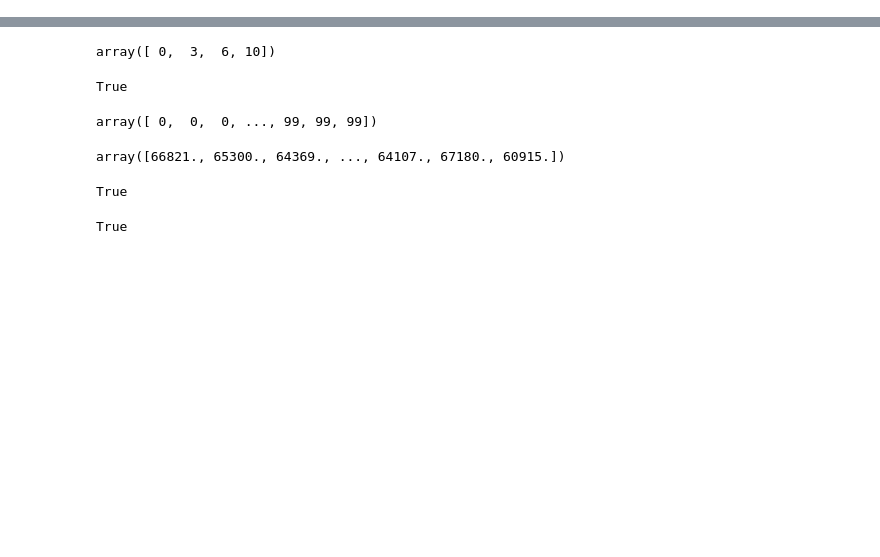
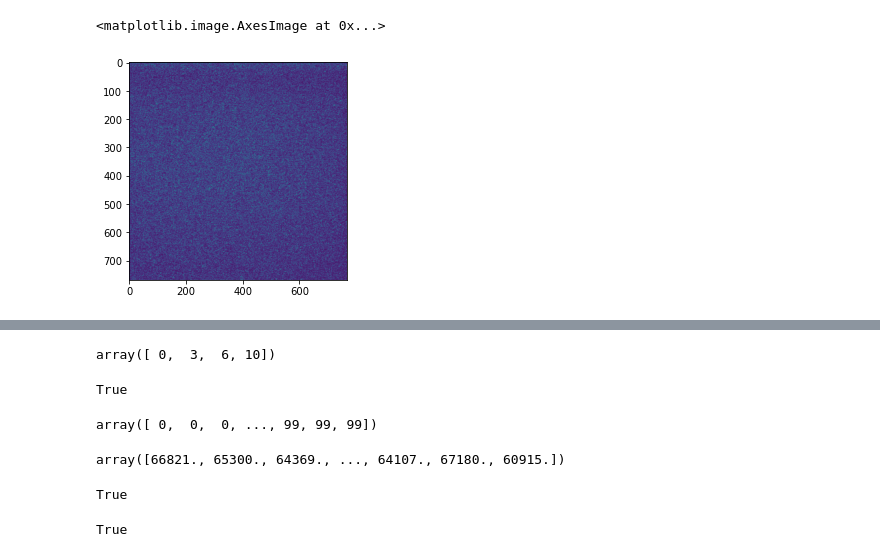
Before and after one commit to amfaber/tracking_optimizations, a Jupyter notebook: emily_tracking/work_in_progress/exploration.ipynb, the cells around one changed output, grey strips where cells are left out. Cells and saved outputs as stored; diff of their text form; code cells hidden in the pictures; blank space fills up the shorter version.

```diff
--- a/emily_tracking/work_in_progress/exploration.ipynb
+++ b/emily_tracking/work_in_progress/exploration.ipynb
@@ -27,6 +26,9 @@ import tifffile
 # %%
 # %%timeit
-idk = tifffile.TiffFile("/Users/amfaber/Documents/tracking_script/emily_tracking/sample_vids/Experiment_Process_001_20220823.tif")
+# idk = tifffile.TiffFile("/Users/amfaber/Documents/tracking_script/emily_tracking/sample_vids/Experiment_Process_001_20220823.tif")
+# idk = tifffile.TiffFile("../sample_vids/Experiment_Process_001_20220823.tif")
+idk = tifffile.TiffFile("../sample_vids/Experiment_Process_001_20220823.tif")
+
 ser = idk.series[0]
 padded_vid = np.full((ser.shape[0], ser.shape[2] + 1, ser.shape[2] + 1), np.nan, dtype = np.float64)
 load_as_int = np.empty(ser.shape, dtype = np.uint16)
@@ -34,4 +36,5 @@ vid = padded_vid[:, :-1, :-1]
 idk.asarray(out = load_as_int)
 vid[:] = load_as_int
 del load_as_int
+# padded_vid = torch.tensor(padded_vid)#.to("cuda")
 pass
@@ -37,0 +63,5 @@ pass
+# %%
+plt.imshow(vid[0])
+# %% [output]
+<matplotlib.image.AxesImage at 0x...>
+[figure, added]
```
Also changed, not shown: parts of 25 cells of this notebook, 9 other files.
